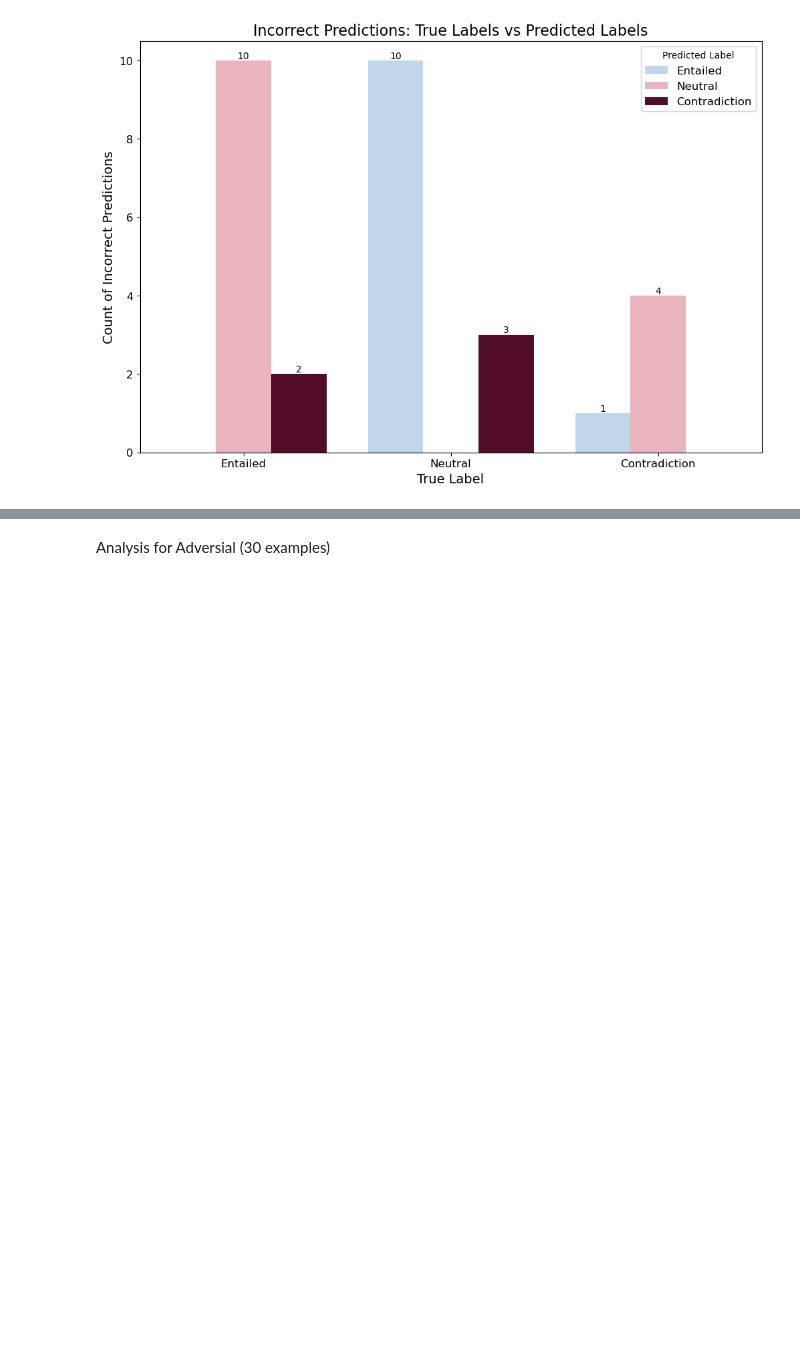
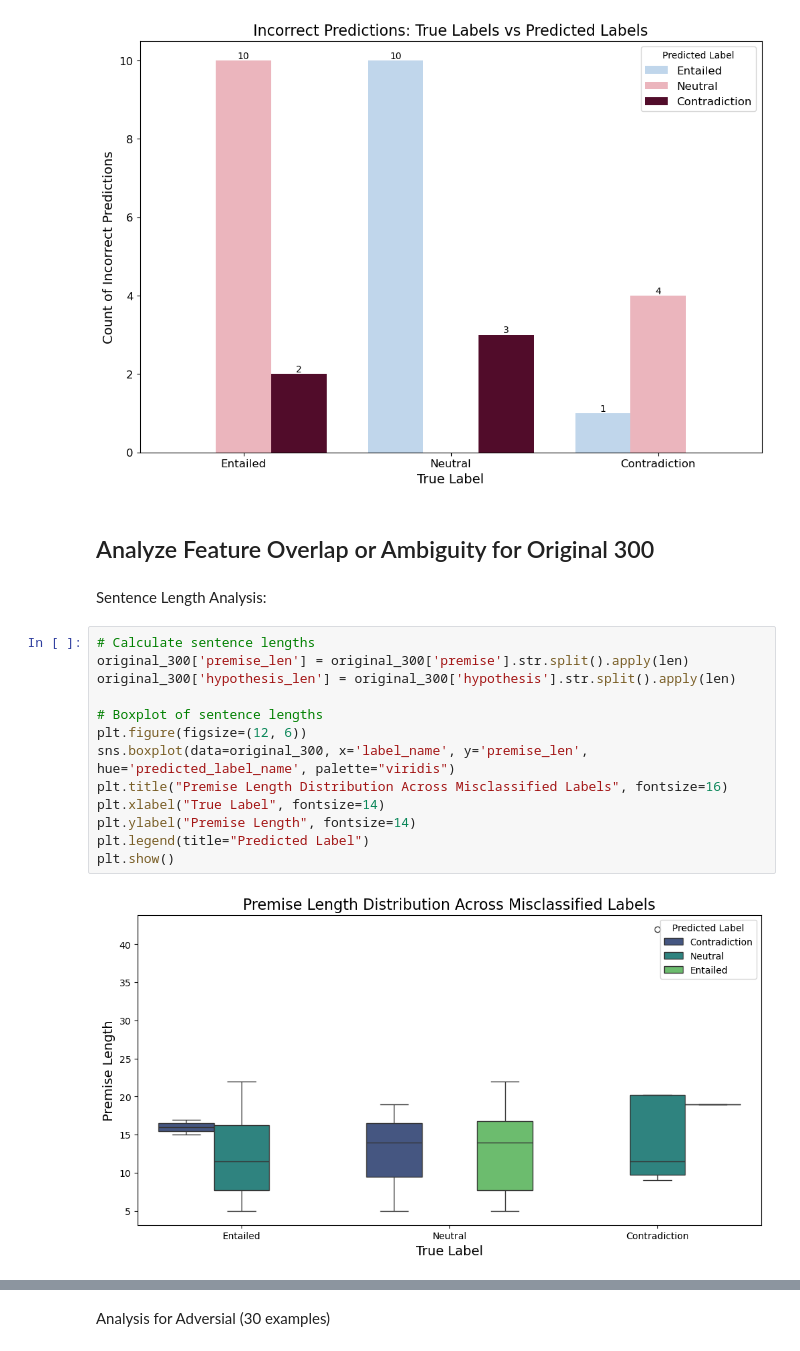
Before and after one commit to NightShadeugh/fp-dataset-artifacts, a Jupyter notebook: incorrect_pred.ipynb, the cells around one changed output, grey strips where cells are left out. Cells and saved outputs as stored; diff of their text form; blank space fills up the shorter version.

```diff
--- a/incorrect_pred.ipynb
+++ b/incorrect_pred.ipynb
@@ -222,3 +238,22 @@ plt.yticks(fontsize=12)
 plt.show()
 # %% [output]
 [figure]
+# %% [markdown]
+## Analyze Feature Overlap or Ambiguity for Original 300
+# %% [markdown]
+Sentence Length Analysis:
+# %%
+# Calculate sentence lengths
+original_300['premise_len'] = original_300['premise'].str.split().apply(len)
+original_300['hypothesis_len'] = original_300['hypothesis'].str.split().apply(len)
+
+# Boxplot of sentence lengths
+plt.figure(figsize=(12, 6))
+sns.boxplot(data=original_300, x='label_name', y='premise_len', hue='predicted_label_name', palette="viridis")
+plt.title("Premise Length Distribution Across Misclassified Labels", fontsize=16)
+plt.xlabel("True Label", fontsize=14)
+plt.ylabel("Premise Length", fontsize=14)
+plt.legend(title="Predicted Label")
+plt.show()
+# %% [output]
+[figure, added]
```
Also changed, not shown: parts of 8 cells of this notebook, 1 other file.
